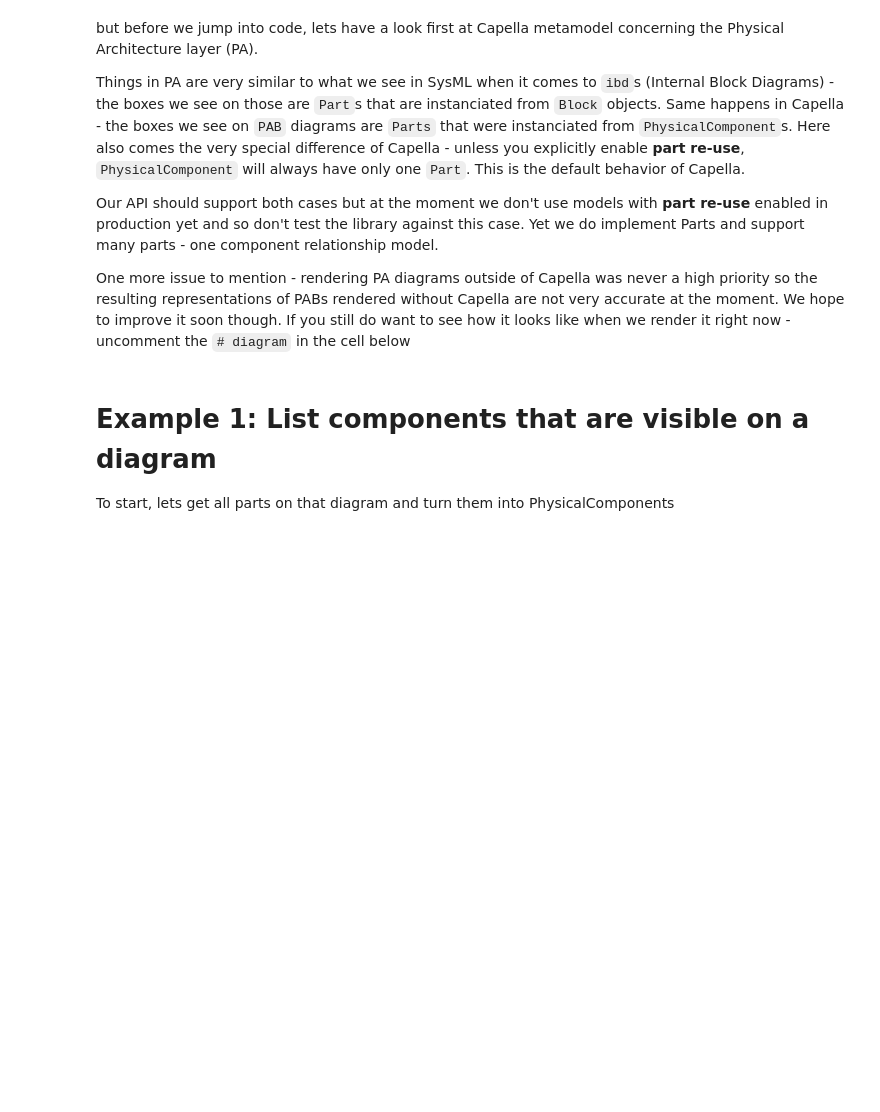
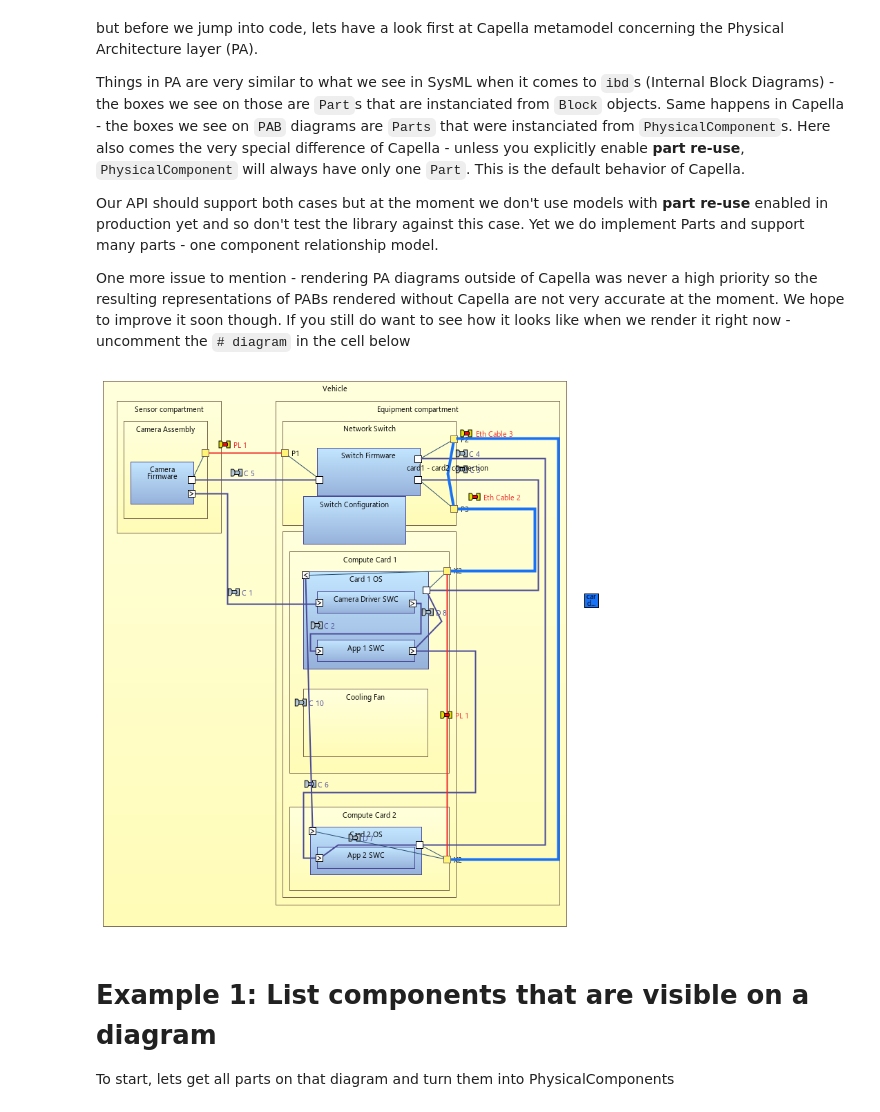
Before and after one commit to DSD-DBS/py-capellambse, a Jupyter notebook: examples/02 Intro to Physical Architecture API.ipynb, the cells around one changed output. Cells and saved outputs as stored; diff of their text form; code cells hidden in the pictures; blank space fills up the shorter version.

```diff
--- a/examples/02 Intro to Physical Architecture API.ipynb
+++ b/examples/02 Intro to Physical Architecture API.ipynb
@@ -24,7 +34,9 @@ Our API should support both cases but at the moment we don't use models with **p
 One more issue to mention - rendering PA diagrams outside of Capella was never a high priority so the resulting representations of PABs rendered without Capella are not very accurate at the moment. We hope to improve it soon though. If you still do want to see how it looks like when we render it right now - uncomment the `# diagram` in the cell below
 # %%
 diagram = model.pa.diagrams.by_name("[PAB] A sample vehicle arch")
-# diagram
+diagram
+# %% [output]
+[figure, added]
 # %% [markdown]
 # Example 1: List components that are visible on a diagram
 
```
Also changed, not shown: parts of 8 cells of this notebook, 4 other files.
